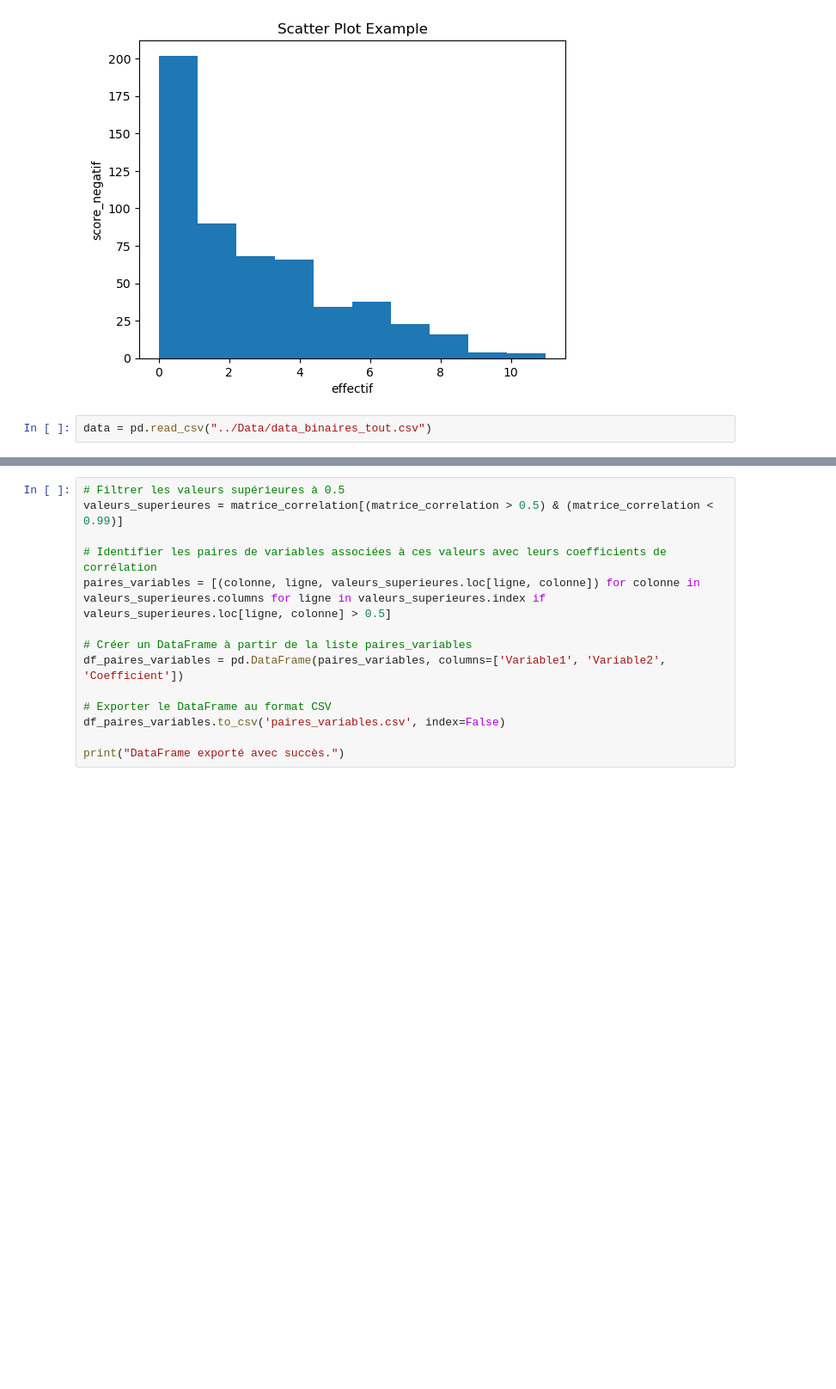
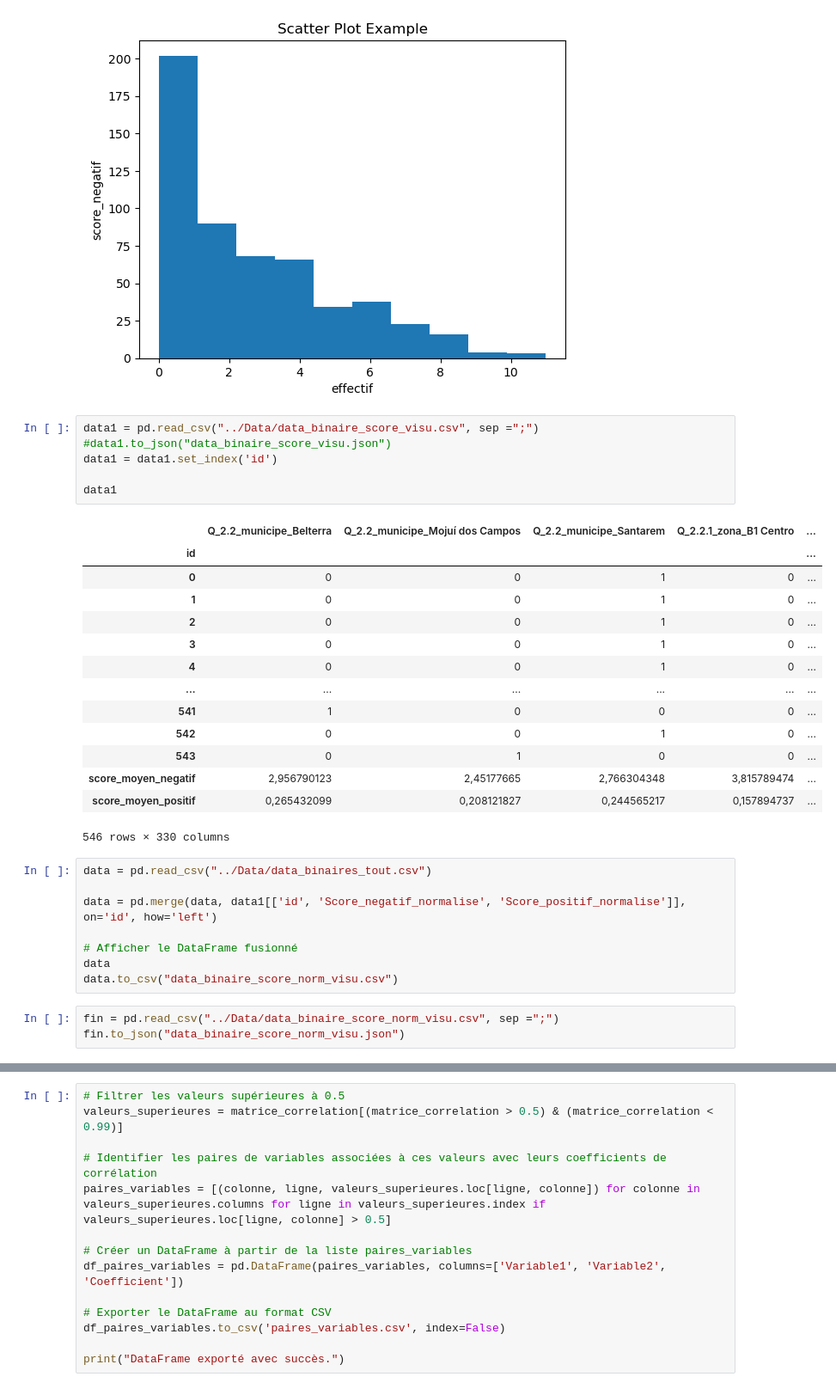
Before and after one commit to KarimTchere/MarathonDuWeb_SojAmaz, a Jupyter notebook: Data/data_traitement.ipynb, the cells around one changed output, grey strips where cells are left out. Shown at 86% size. Drawn from its saved outputs; the diff is of its cells as text; blank space fills up the shorter version.

```diff
--- a/Data/data_traitement.ipynb
+++ b/Data/data_traitement.ipynb
@@ -17,5 +34,35 @@ plt.title('Scatter Plot Example')
 plt.show()
 # %% [output]
 [figure]
+# %%
+data1 = pd.read_csv("../Data/data_binaire_score_visu.csv", sep =";")
+#data1.to_json("data_binaire_score_visu.json")
+data1 = data1.set_index('id')
+
+data1
+# %% [output]
+|  | Q_2.2_municipe_Belterra | Q_2.2_municipe_Mojuí dos Campos | Q_2.2_municipe_Santarem | Q_2.2.1_zona_B1 Centro | ... |
+| id |  |  |  |  | ... |
+| 0 | 0 | 0 | 1 | 0 | ... |
+| 1 | 0 | 0 | 1 | 0 | ... |
+| 2 | 0 | 0 | 1 | 0 | ... |
+| 3 | 0 | 0 | 1 | 0 | ... |
+| 4 | 0 | 0 | 1 | 0 | ... |
+| ... | ... | ... | ... | ... | ... |
+| 541 | 1 | 0 | 0 | 0 | ... |
+| 542 | 0 | 0 | 1 | 0 | ... |
+| 543 | 0 | 1 | 0 | 0 | ... |
+| score_moyen_negatif | 2,956790123 | 2,45177665 | 2,766304348 | 3,815789474 | ... |
+| score_moyen_positif | 0,265432099 | 0,208121827 | 0,244565217 | 0,157894737 | ... |
+546 rows × 330 columns
 # %%
 data = pd.read_csv("../Data/data_binaires_tout.csv")
+
+data = pd.merge(data, data1[['id', 'Score_negatif_normalise', 'Score_positif_normalise']], on='id', how='left')
+
+# Afficher le DataFrame fusionné
+data
+data.to_csv("data_binaire_score_norm_visu.csv")
+# %%
+fin = pd.read_csv("../Data/data_binaire_score_norm_visu.csv", sep =";")
+fin.to_json("data_binaire_score_norm_visu.json")
```
Also changed, not shown: parts of 8 cells of this notebook, 14 other files.
